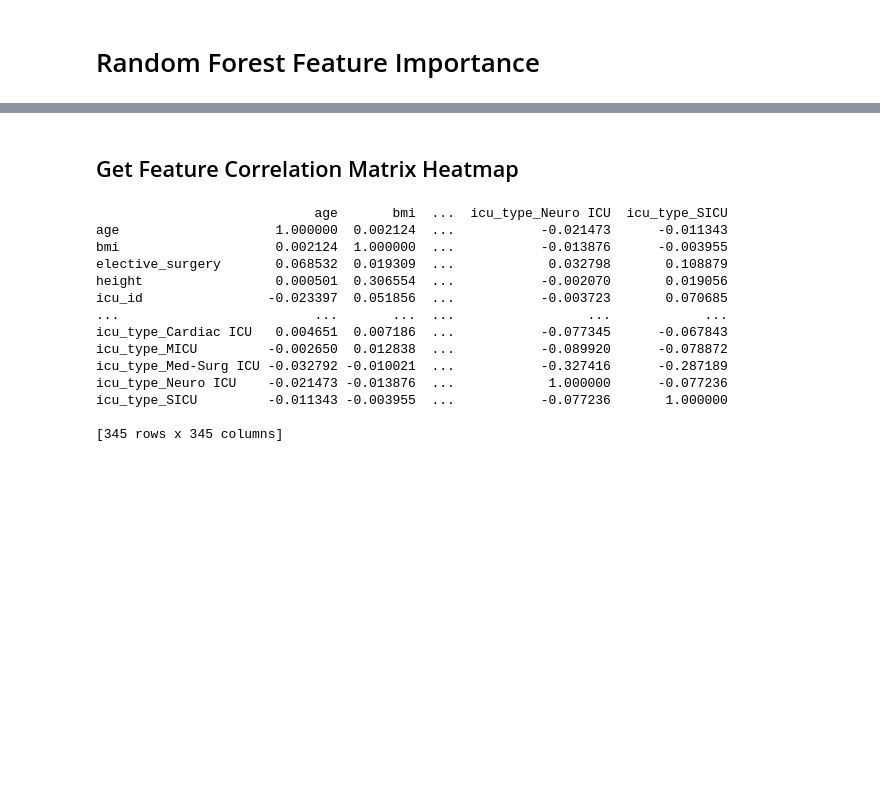
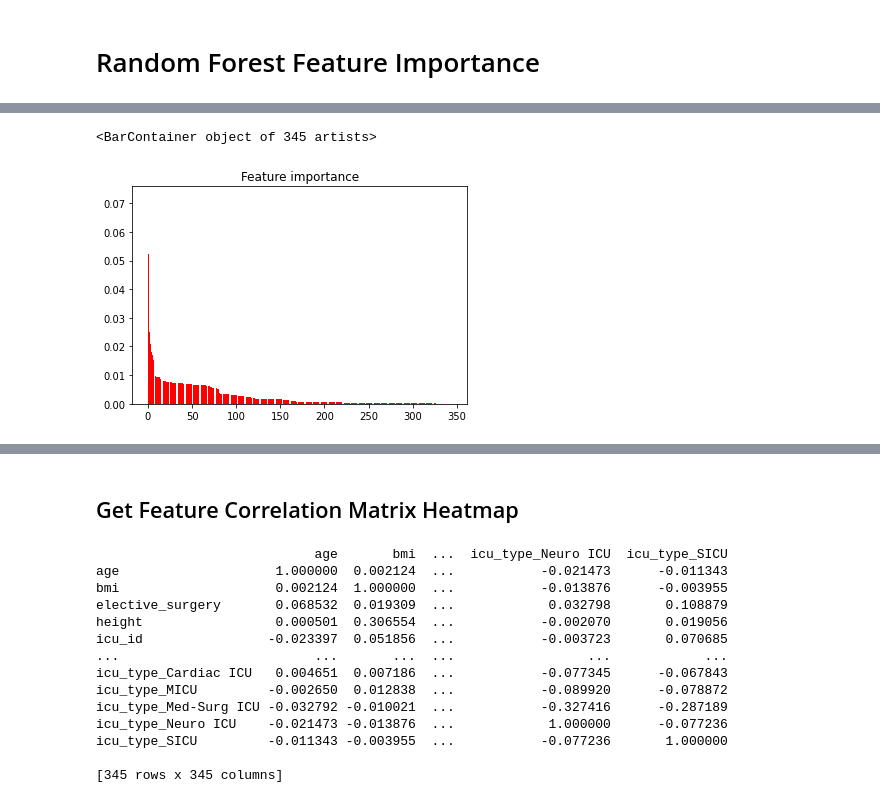
Before and after one commit to DaisyXinyiHe/diabetes_mellitus_predict, a Jupyter notebook: DataAnalysis.ipynb, the cells around one changed output, grey strips where cells are left out. Cells and saved outputs as stored; diff of their text form; code cells hidden in the pictures; blank space fills up the shorter version.

```diff
--- a/DataAnalysis.ipynb
+++ b/DataAnalysis.ipynb
@@ -114,6 +111,0 @@ Confusion matrix =
-# %%
-from sklearn.ensemble import RandomForestClassifier
-# random forest classification default: n = 100, criterion='gini'(gini index for feature importance),max_depth = None
-logRF = RandomForestClassifier( random_state=42)
-logRF.fit(X_train, y_train)
-pred_RF = logRF.predict(X_test)
@@ -209,0 +191,6 @@ plt.show()
+# %%
+from sklearn.ensemble import RandomForestClassifier
+# random forest classification default: n = 100, criterion='gini'(gini index for feature importance),max_depth = None
+RF = RandomForestClassifier( random_state=42)
+RF.fit(X_train, y_train)
+pred_RF = RF.predict(X_test)
@@ -211,0 +240,14 @@ plt.show()
+# %%
+# Plot the impurity-based feature importances of the forest
+
+indices_RF = np.argsort(RF.feature_importances_)[::-1]
+plt.figure()
+plt.title("Feature importance")
+plt.bar(range(X_train.shape[1]), RF.feature_importances_[indices_RF],
+        color="r",  align="center")
+# plt.xticks(range(X_train.shape[1]), indices)
+# plt.xlim([-1, X_train.shape[1]])
+# plt.show()
+# %% [output]
+<BarContainer object of 345 artists>
+[figure, added]
```
Also changed, not shown: parts of 12 cells of this notebook.
